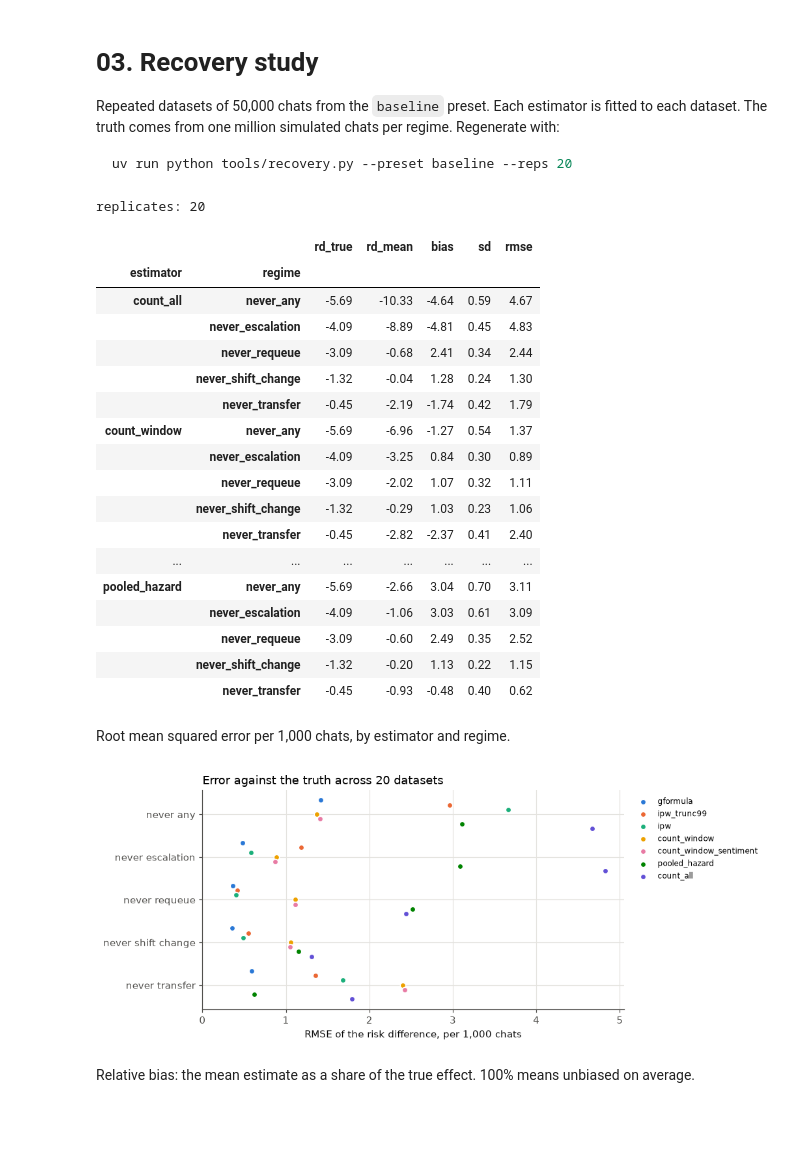
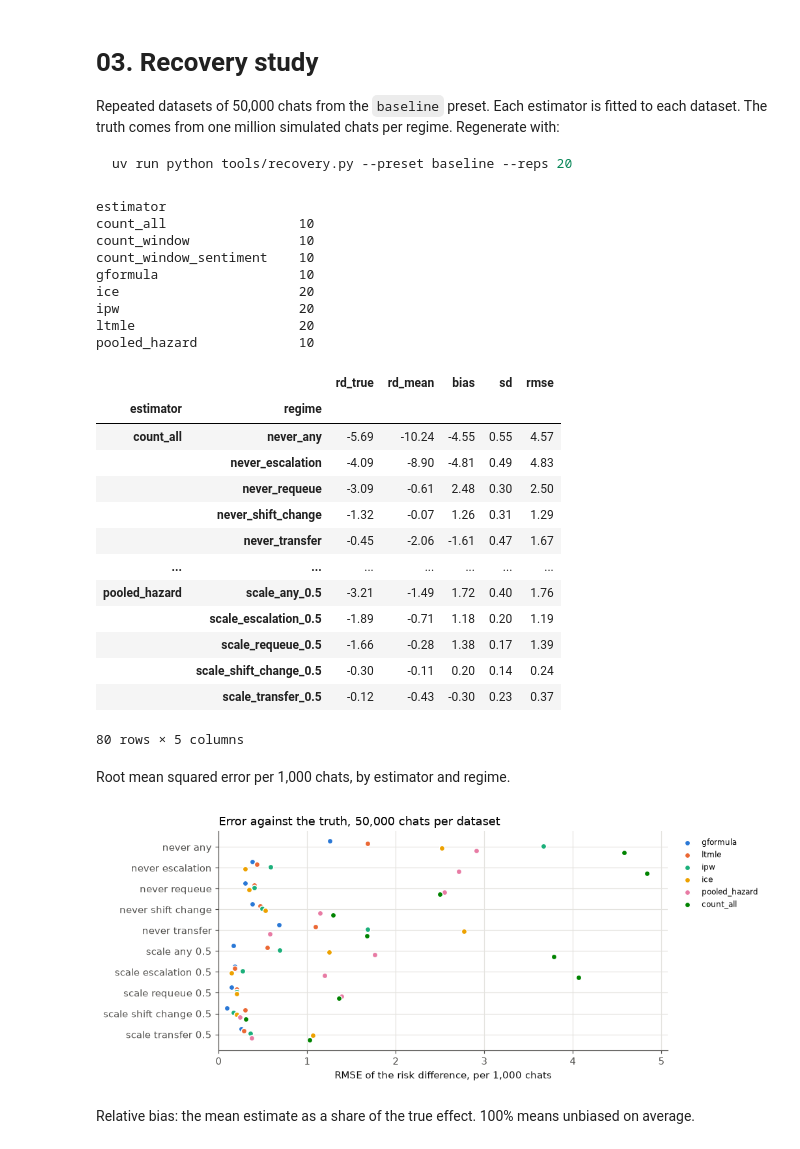
Before and after one commit to raz1470/gmethods, a Jupyter notebook: notebooks/03_recovery.ipynb, the cells around one changed output. Saved outputs shown, nothing was run; the diff lists cells and outputs as text; code cells hidden in the pictures; blank space fills up the shorter version.

```diff
--- a/notebooks/03_recovery.ipynb
+++ b/notebooks/03_recovery.ipynb
@@ -32,52 +32,59 @@ plt.rcParams.update({
     "axes.axisbelow": True, "font.size": 10, "legend.frameon": False,
 })
 # %%
-summary = summarise(Path("../results/recovery_baseline.csv"),
-                    Path("../results/truth_baseline.csv"))
-print("replicates:", int(summary["reps"].min()))
+files = sorted(Path("../results").glob("recovery_baseline_*.csv"))
+full = summarise(files, Path("../results/truth_baseline.csv"))
+summary = full.xs(50_000, level="n_chats")
+print(summary["reps"].groupby("estimator").max().to_string())
 (summary[["rd_true", "rd_mean", "bias", "sd", "rmse"]] * 1000).round(2)
 # %% [output]
-replicates: 20
+estimator
+count_all                 10
+count_window              10
+count_window_sentiment    10
+gformula                  10
+ice                       20
+ipw                       20
+ltmle                     20
+pooled_hazard             10
 |  |  | rd_true | rd_mean | bias | sd | rmse |
 | estimator | regime |  |  |  |  |  |
-| count_all | never_any | -5.69 | -10.33 | -4.64 | 0.59 | 4.67 |
-|  | never_escalation | -4.09 | -8.89 | -4.81 | 0.45 | 4.83 |
-|  | never_requeue | -3.09 | -0.68 | 2.41 | 0.34 | 2.44 |
-|  | never_shift_change | -1.32 | -0.04 | 1.28 | 0.24 | 1.30 |
-|  | never_transfer | -0.45 | -2.19 | -1.74 | 0.42 | 1.79 |
-| count_window | never_any | -5.69 | -6.96 | -1.27 | 0.54 | 1.37 |
-|  | never_escalation | -4.09 | -3.25 | 0.84 | 0.30 | 0.89 |
-|  | never_requeue | -3.09 | -2.02 | 1.07 | 0.32 | 1.11 |
-|  | never_shift_change | -1.32 | -0.29 | 1.03 | 0.23 | 1.06 |
-|  | never_transfer | -0.45 | -2.82 | -2.37 | 0.41 | 2.40 |
+| count_all | never_any | -5.69 | -10.24 | -4.55 | 0.55 | 4.57 |
+|  | never_escalation | -4.09 | -8.90 | -4.81 | 0.49 | 4.83 |
+|  | never_requeue | -3.09 | -0.61 | 2.48 | 0.30 | 2.50 |
+|  | never_shift_change | -1.32 | -0.07 | 1.26 | 0.31 | 1.29 |
+|  | never_transfer | -0.45 | -2.06 | -1.61 | 0.47 | 1.67 |
 | ... | ... | ... | ... | ... | ... | ... |
-| pooled_hazard | never_any | -5.69 | -2.66 | 3.04 | 0.70 | 3.11 |
-|  | never_escalation | -4.09 | -1.06 | 3.03 | 0.61 | 3.09 |
-|  | never_requeue | -3.09 | -0.60 | 2.49 | 0.35 | 2.52 |
-|  | never_shift_change | -1.32 | -0.20 | 1.13 | 0.22 | 1.15 |
-|  | never_transfer | -0.45 | -0.93 | -0.48 | 0.40 | 0.62 |
+| pooled_hazard | scale_any_0.5 | -3.21 | -1.49 | 1.72 | 0.40 | 1.76 |
+|  | scale_escalation_0.5 | -1.89 | -0.71 | 1.18 | 0.20 | 1.19 |
+|  | scale_requeue_0.5 | -1.66 | -0.28 | 1.38 | 0.17 | 1.39 |
+|  | scale_shift_change_0.5 | -0.30 | -0.11 | 0.20 | 0.14 | 0.24 |
+|  | scale_transfer_0.5 | -0.12 | -0.43 | -0.30 | 0.23 | 0.37 |
+80 rows × 5 columns
 # %% [markdown]
 Root mean squared error per 1,000 chats, by estimator and regime.
 # %%
 rmse = (summary["rmse"] * 1000).unstack("estimator")
-order = rmse.mean().sort_values().index
+# Six estimators keep the categorical palette within its validated range.
+shown_est = ["ltmle", "gformula", "ipw", "ice", "pooled_hazard", "count_all"]
+order = rmse[shown_est].mean().sort_values().index
 rmse = rmse[order]
 fig, ax = plt.subplots(figsize=(9.5, 4))
 y = np.arange(len(rmse.index))
 step = 0.11
 for j, name in enumerate(order):
     off = (j - (len(order) - 1) / 2) * step
-    ax.scatter(rmse[name], y + off, s=30, color=SERIES[j % len(SERIES)], label=name,
+    ax.scatter(rmse[name], y + off, s=30, color=SERIES[j], label=name,
                edgecolor="white", linewidth=1, zorder=3)
 ax.set_yticks(y, [s.replace("_", " ") for s in rmse.index])
 ax.invert_yaxis()
 ax.set_xlim(left=0)
 ax.set_xlabel("RMSE of the risk difference, per 1,000 chats")
-ax.set_title(f"Error against the truth across {int(summary['reps'].min())} datasets", loc="left")
+ax.set_title("Error against the truth, 50,000 chats per dataset", loc="left")
 ax.legend(loc="upper left", bbox_to_anchor=(1.01, 1), fontsize=8)
 plt.tight_layout()
 # %% [output]
-[figure, old version]
+[figure, new version]
 # %% [markdown]
 Relative bias: the mean estimate as a share of the true effect. 100% means
 unbiased on average.
```
Also changed, not shown: parts of 5 cells of this notebook, 7 other files.
